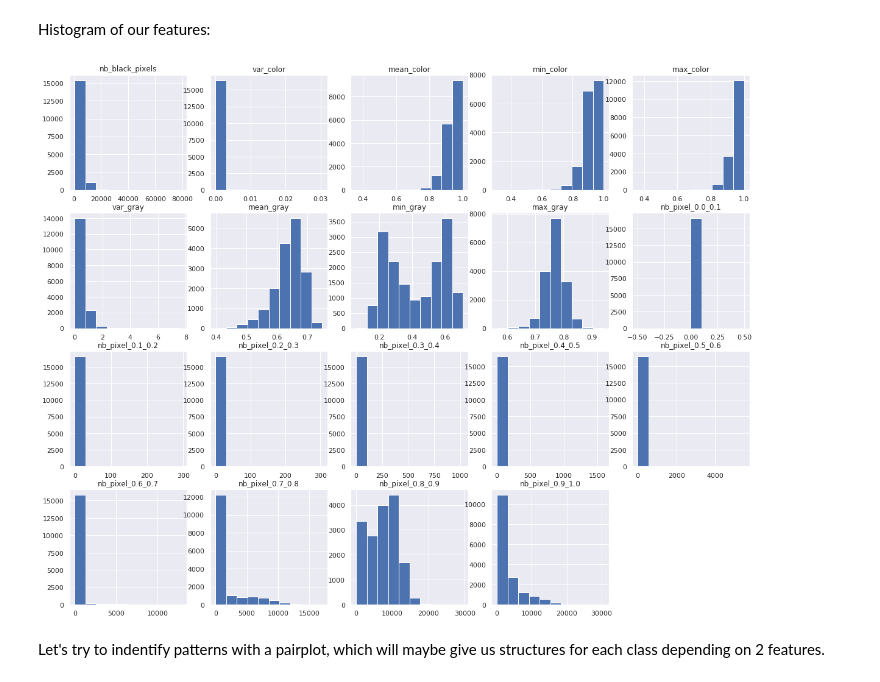
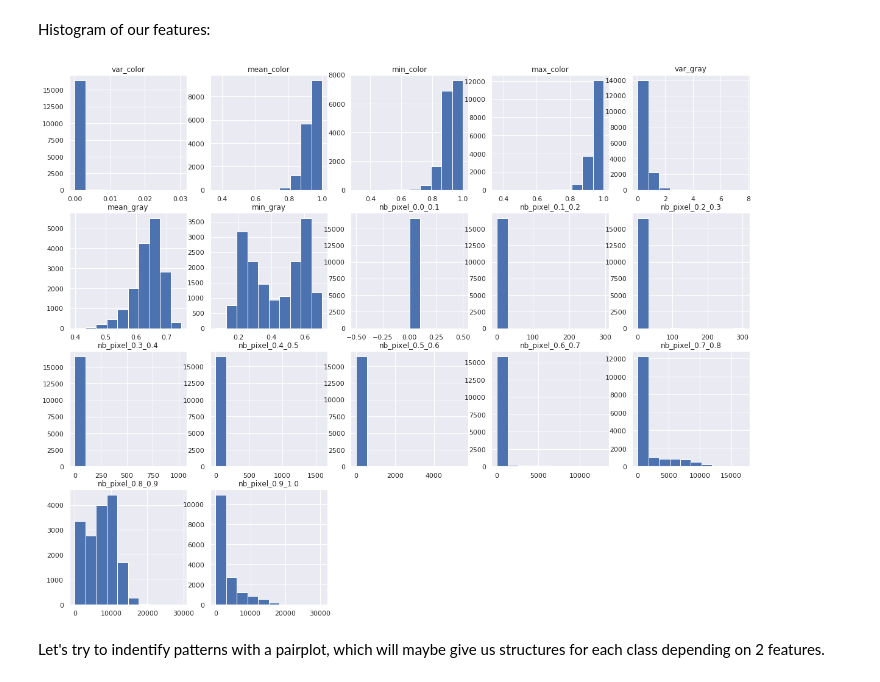
Before and after one commit to LouiseALLAIN/SAHARA, a Jupyter notebook: starting_kit/README_{preprocessing}.ipynb, the cells around one changed output. Drawn from its saved outputs; the diff is of its cells as text; code cells hidden in the pictures.

```diff
--- a/starting_kit/README_{preprocessing}.ipynb
+++ b/starting_kit/README_{preprocessing}.ipynb
@@ -106 +108,7 @@ data2 = data.drop(columns = "")
+# %%
+data2 = data.drop(columns = ["nb_black_pixels", "max_gray"])
+
+# Nous avons remarqué dans le pairplot en dessous que la valeur de la feature "nb_black_pixels" et max_gray étaient
+# indépendantes du caractère infecté ou non de la cellule. Ainsi, nous pouvions les retirer puisqu'elles n'aident
+# pas à la détermination, afin de gagner en efficacité
 # %%
@@ -153,15 +157,15 @@ Histogram of our features:
 # %%
 import matplotlib.pyplot as plt
 
 plt.figure(figsize=(20,16))
 
-for t in range(19):
+for t in range(17):
     plt.subplot(4,5,t+1)
-    plt.hist(data[data.columns[t]])
-    plt.title(data.columns[t])
+    plt.hist(data2[data2.columns[t]])
+    plt.title(data2.columns[t])
     t+=1
 # %% [output]
-[figure, old version]
+[figure, new version]
 # %% [markdown]
 Let's try to indentify patterns with a pairplot, which will maybe give us structures for each class depending on 2 features.
 # %%
```
Also changed, not shown: parts of 9 cells of this notebook.
